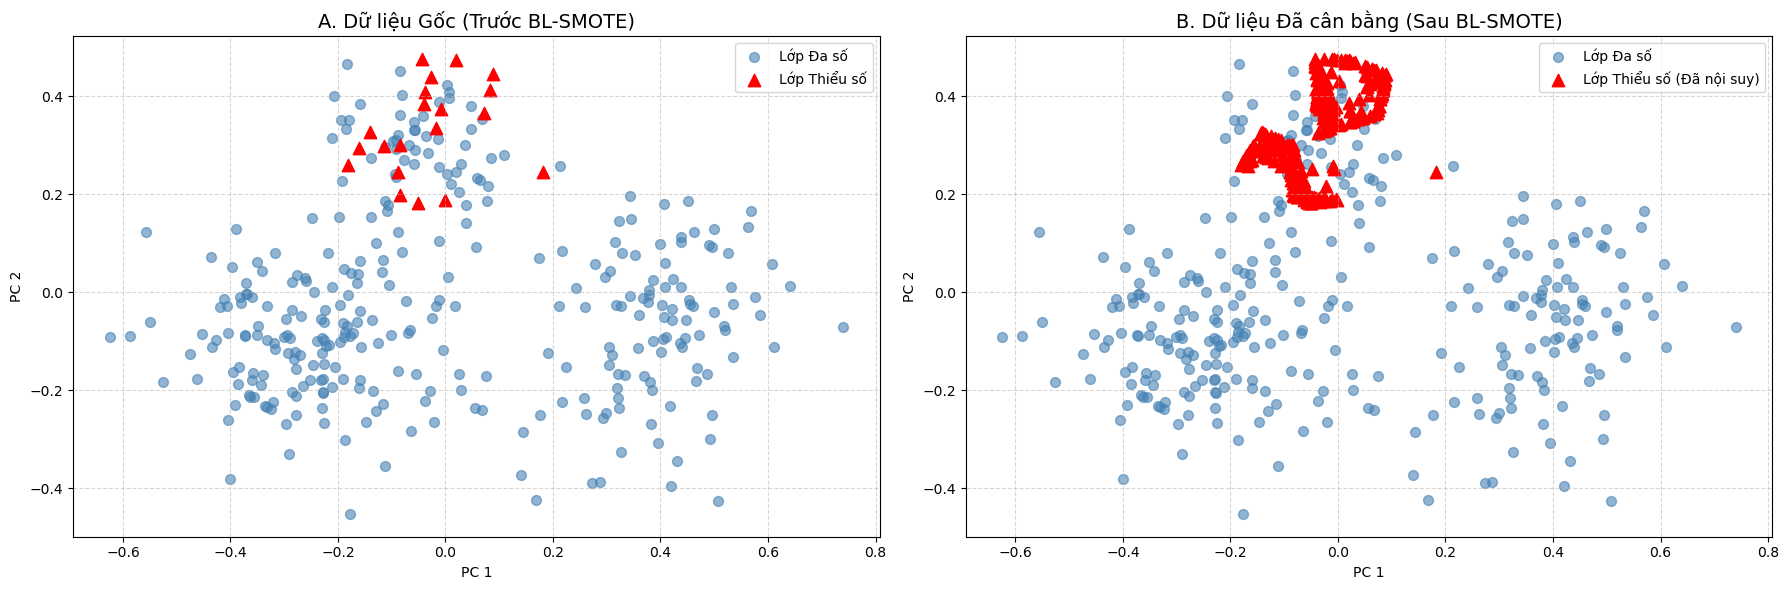
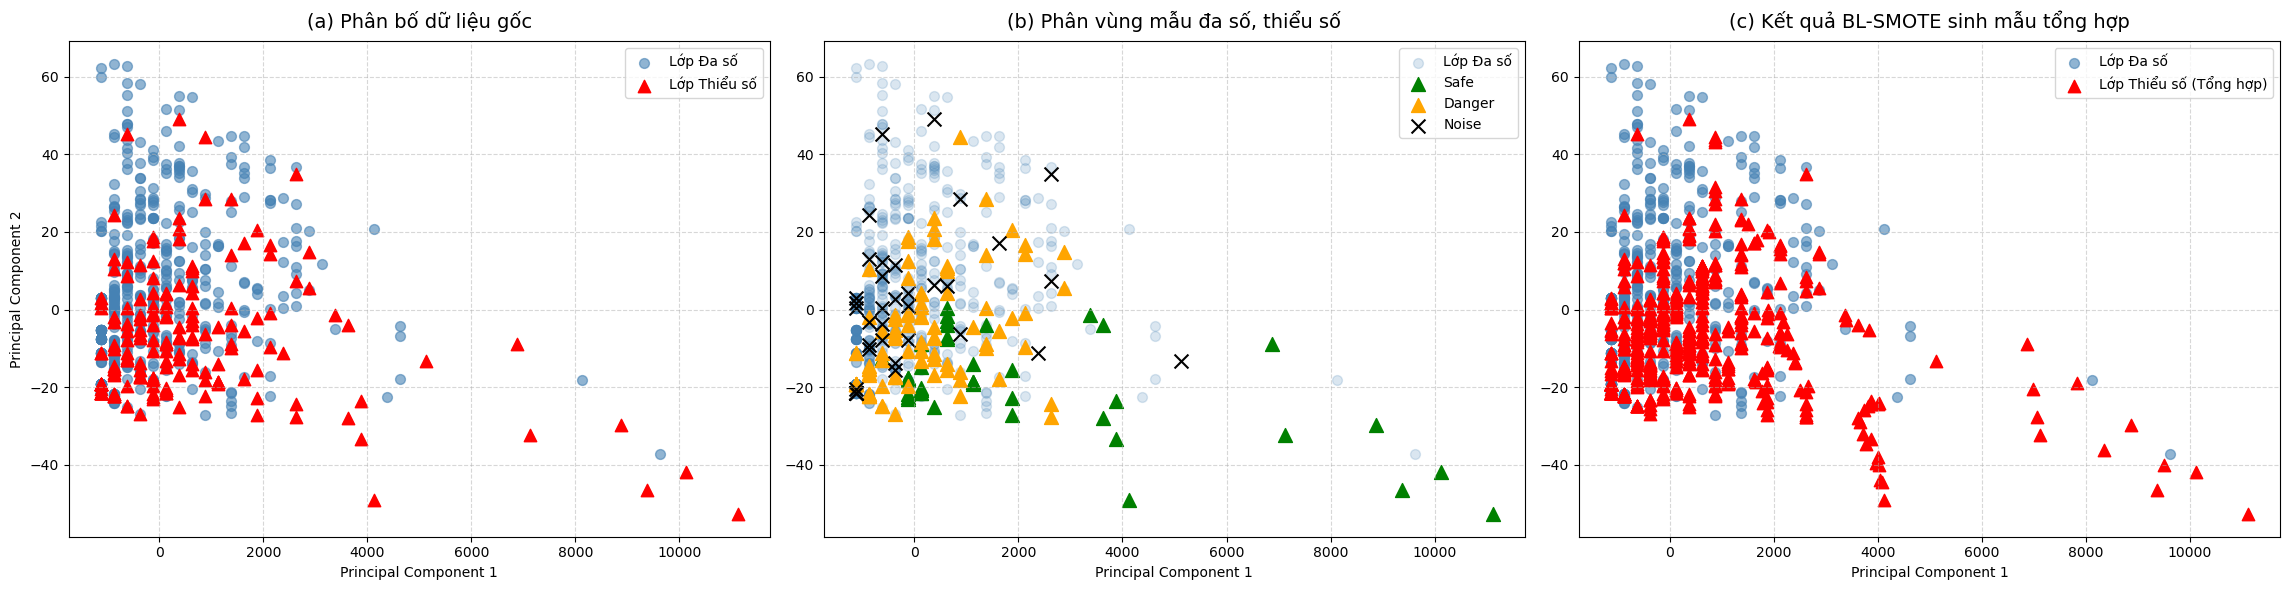
Code edit (unified diff) that turned the first committed figure into the second:
--- before
+++ after
@@ -1,23 +1,35 @@
-# Cell 6: BƯỚC 4 - So sánh Trước và Sau
-fig, axes = plt.subplots(1, 2, figsize=(18, 6))
+# Cell 6: BƯỚC 4 - Trực quan hóa ba giai đoạn phục vụ báo cáo/paper
+fig, axes = plt.subplots(1, 3, figsize=(23, 6))
 
-# Biểu đồ trước khi cân bằng
+# (a) Biểu đồ dữ liệu gốc
 axes[0].scatter(X[y == 0][:, 0], X[y == 0][:, 1], label='Lớp Đa số', color='steelblue', alpha=0.6, s=50)
 axes[0].scatter(X[y == 1][:, 0], X[y == 1][:, 1], label='Lớp Thiểu số', color='red', marker='^', s=80)
-axes[0].set_title("A. Dữ liệu Gốc (Trước BL-SMOTE)", fontsize=14)
-axes[0].set_xlabel("PC 1")
-axes[0].set_ylabel("PC 2")
+axes[0].set_title("(a) Phân bố dữ liệu gốc", fontsize=14, pad=10)
+axes[0].set_xlabel("Principal Component 1")
+axes[0].set_ylabel("Principal Component 2")
 axes[0].legend()
 axes[0].grid(True, linestyle='--', alpha=0.5)
 
-# Biểu đồ sau khi cân bằng
-axes[1].scatter(X_res[y_res == 0][:, 0], X_res[y_res == 0][:, 1], label='Lớp Đa số', color='steelblue', alpha=0.6, s=50)
-axes[1].scatter(X_res[y_res == 1][:, 0], X_res[y_res == 1][:, 1], label='Lớp Thiểu số (Đã nội suy)', color='red', marker='^', s=80)
-axes[1].set_title("B. Dữ liệu Đã cân bằng (Sau BL-SMOTE)", fontsize=14)
-axes[1].set_xlabel("PC 1")
-axes[1].set_ylabel("PC 2")
+# (b) Biểu đồ phân loại mẫu thiểu số (Bước 2)
+axes[1].scatter(X[y == 0][:, 0], X[y == 0][:, 1], label='Lớp Đa số', color='steelblue', alpha=0.2, s=50)
+if safe:
+    axes[1].scatter(X[safe][:, 0], X[safe][:, 1], label='Safe', color='green', marker='^', s=100)
+if danger:
+    axes[1].scatter(X[danger][:, 0], X[danger][:, 1], label='Danger', color='orange', marker='^', s=100)
+if noise:
+    axes[1].scatter(X[noise][:, 0], X[noise][:, 1], label='Noise', color='black', marker='x', s=100)
+axes[1].set_title("(b) Phân vùng mẫu đa số, thiểu số", fontsize=14, pad=10)
+axes[1].set_xlabel("Principal Component 1")
 axes[1].legend()
 axes[1].grid(True, linestyle='--', alpha=0.5)
 
+# (c) Biểu đồ sau khi cân bằng (Dữ liệu cuối)
+axes[2].scatter(X_res[y_res == 0][:, 0], X_res[y_res == 0][:, 1], label='Lớp Đa số', color='steelblue', alpha=0.6, s=50)
+axes[2].scatter(X_res[y_res == 1][:, 0], X_res[y_res == 1][:, 1], label='Lớp Thiểu số (Tổng hợp)', color='red', marker='^', s=80)
+axes[2].set_title("(c) Kết quả BL-SMOTE sinh mẫu tổng hợp", fontsize=14, pad=10)
+axes[2].set_xlabel("Principal Component 1")
+axes[2].legend()
+axes[2].grid(True, linestyle='--', alpha=0.5)
+
 plt.tight_layout()
 plt.show()

Commit: update 10042026